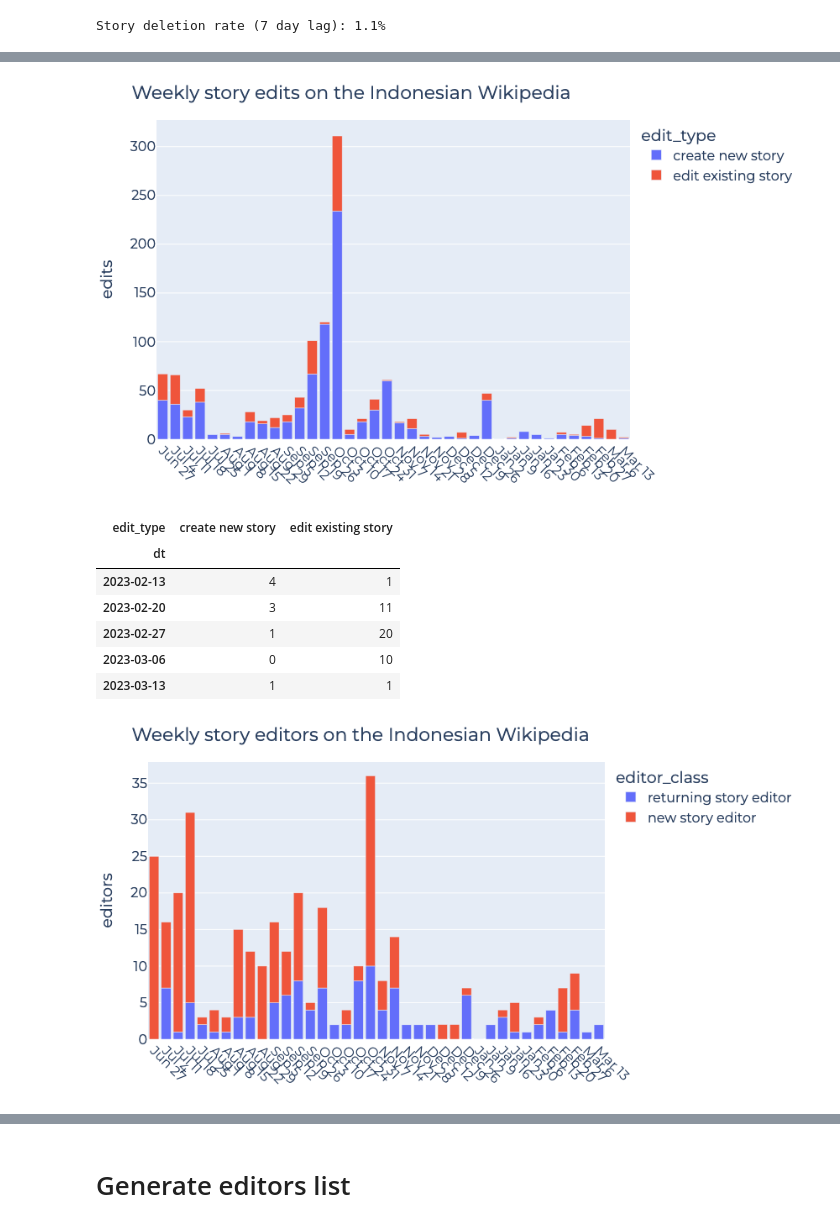
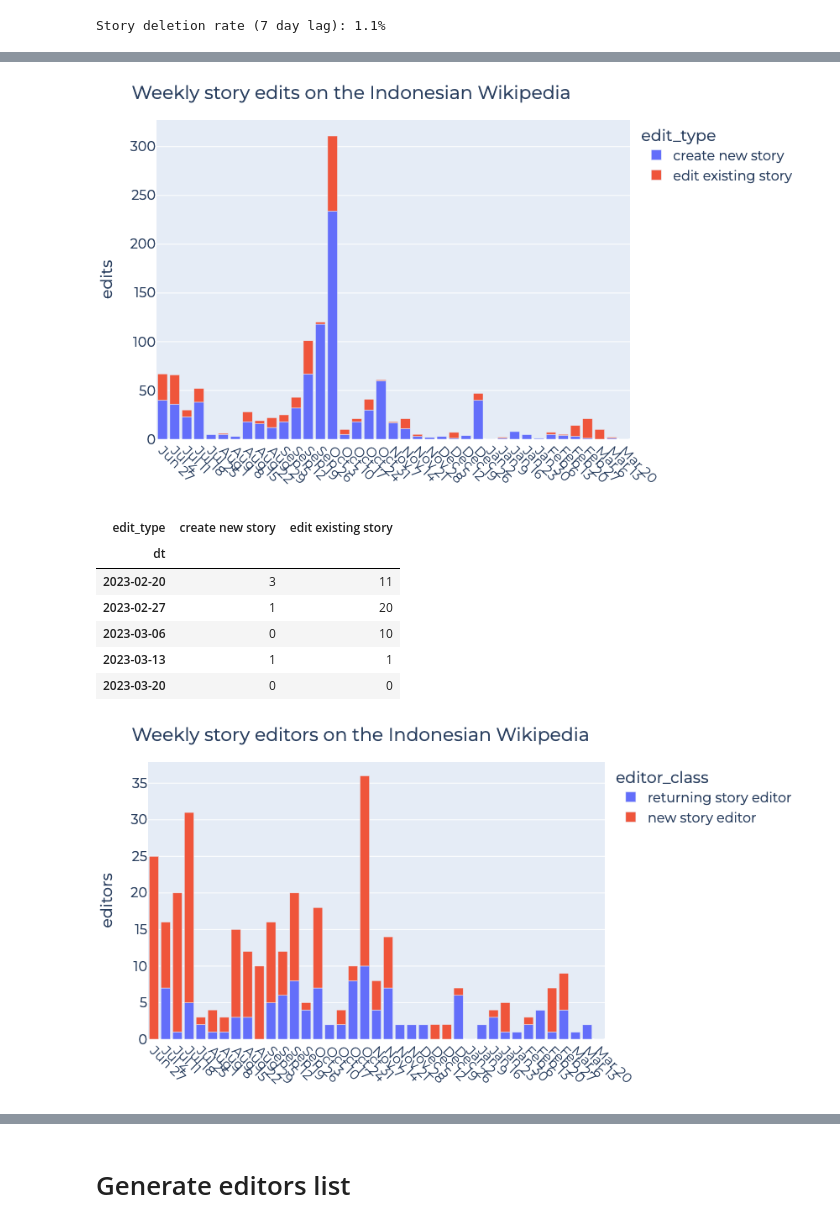
Before and after one commit to wikimedia-research/2022-Wikistories, a Jupyter notebook: basic_stats.ipynb, the cells around one changed output, grey strips where cells are left out. Drawn from its saved outputs; the diff is of its cells as text; code cells hidden in the pictures.

```diff
--- a/basic_stats.ipynb
+++ b/basic_stats.ipynb
@@ -14,7 +14,7 @@ import nshahquinn as nsq
 nsq.set_plotly_defaults()
 # %%
 # Used to remove partial results for the latest day
-TODAY = "20230321"
+TODAY = "20230329"
 
 story_edit = wmf.mariadb.run(f"""
     WITH story_page AS (
@@ -117,7 +117,7 @@ current_week_start = pd.Timestamp.now().to_period(freq="W-SUN").start_time
 week_starts = (
     pd.period_range(
         start=story_edit["dt"].min(),
-        end=story_edit["dt"].max(),
+        end=TODAY,
         freq="W-SUN"
     ).start_time
 )
@@ -171,4 +170,4 @@ fig.show()
-[figure, old version]
+[figure, new version]
 # %%
 (
     weekly_edit
@@ -183,11 +182,11 @@ fig.show()
 # %% [output]
 | edit_type | create new story | edit existing story |
 | dt |  |  |
-| 2023-02-13 | 4 | 1 |
 | 2023-02-20 | 3 | 11 |
 | 2023-02-27 | 1 | 20 |
 | 2023-03-06 | 0 | 10 |
 | 2023-03-13 | 1 | 1 |
+| 2023-03-20 | 0 | 0 |
 # %%
 def classify_editor(df):
     if df["is_user_first_edit"].any():
@@ -240,7 +239,7 @@ fig.update_xaxes(
 
 fig.show()
 # %% [output]
-[figure, old version]
+[figure, new version]
 # %%
 (
     weekly_editor
```
Also changed, not shown: parts of 2 cells of this notebook.
